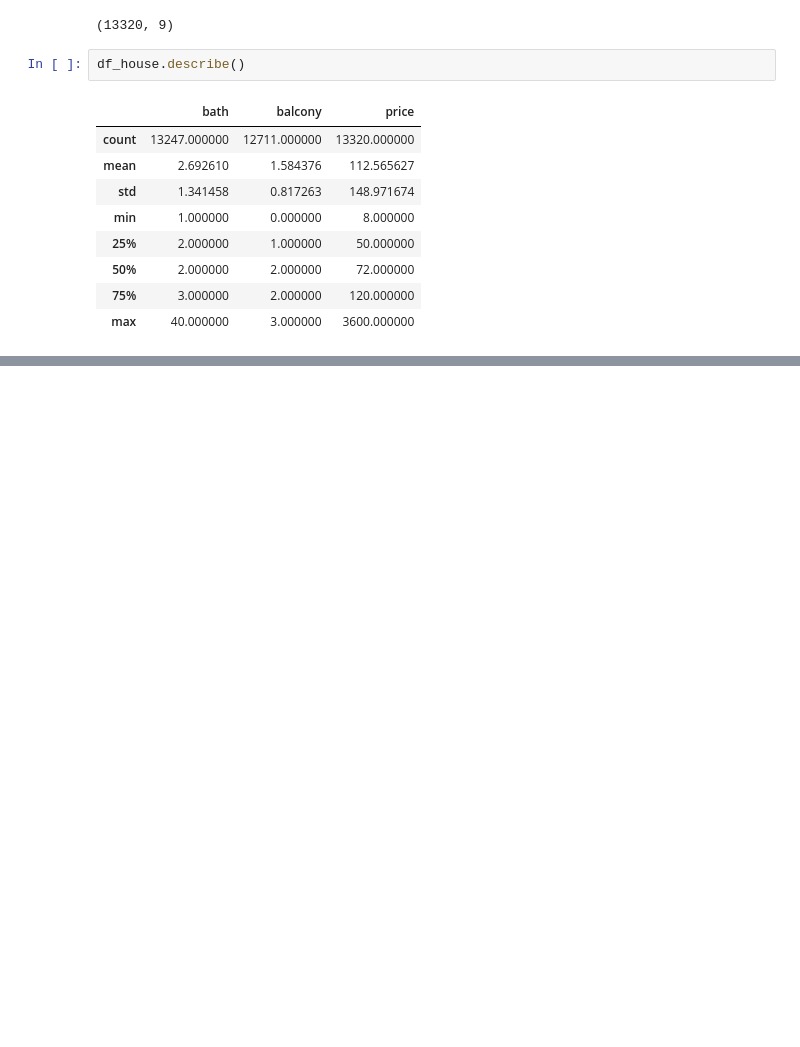
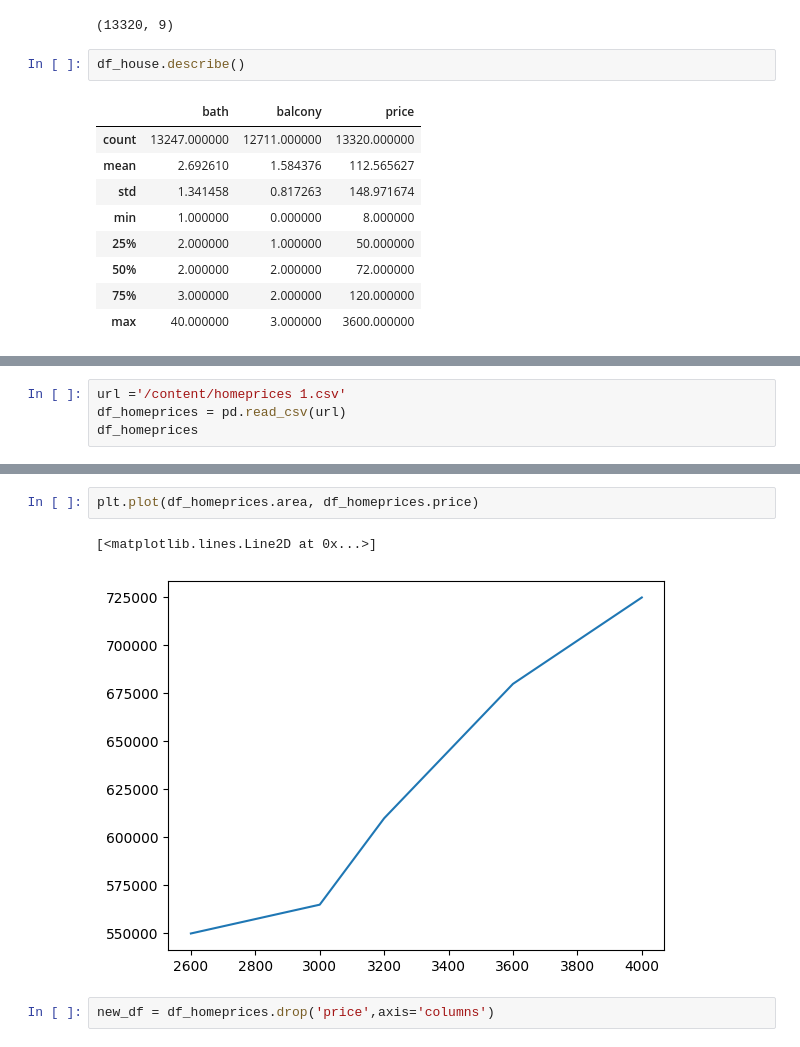
Before and after one commit to prijal-matc/takeovds41, a Jupyter notebook: DBA_bootcamp.ipynb, the cells around one changed output, grey strips where cells are left out. Drawn from its saved outputs; the diff is of its cells as text; blank space fills up the shorter version.

```diff
--- a/DBA_bootcamp.ipynb
+++ b/DBA_bootcamp.ipynb
@@ -4107,0 +4348,4 @@ df_house.describe()
+# %%
+url ='/content/homeprices 1.csv'
+df_homeprices = pd.read_csv(url)
+df_homeprices
@@ -4107,0 +4359,7 @@ df_house.describe()
+# %%
+plt.plot(df_homeprices.area, df_homeprices.price)
+# %% [output]
+[<matplotlib.lines.Line2D at 0x...>]
+[figure, added]
+# %%
+new_df = df_homeprices.drop('price',axis='columns')
```
Also changed, not shown: parts of 112 cells of this notebook.
